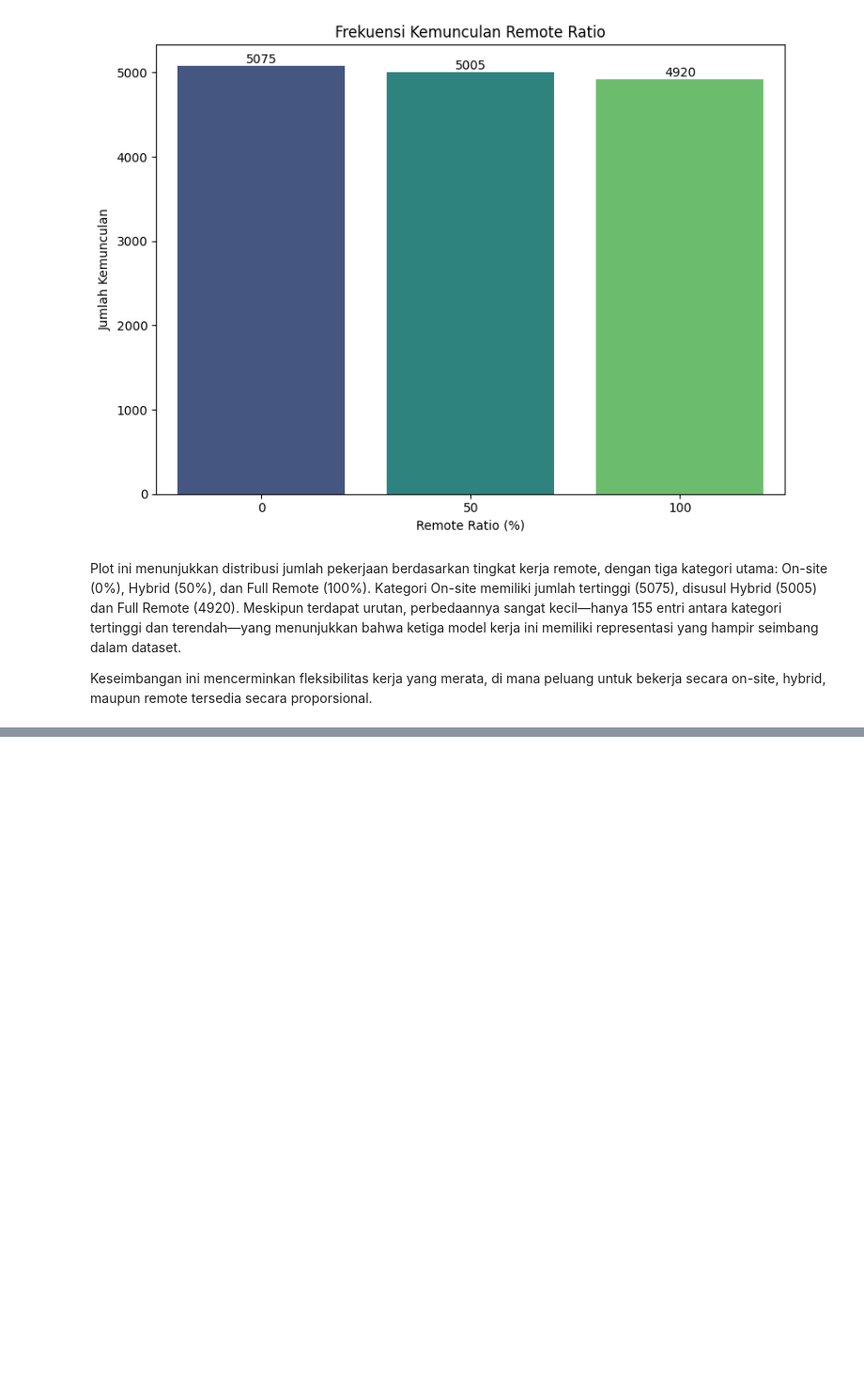
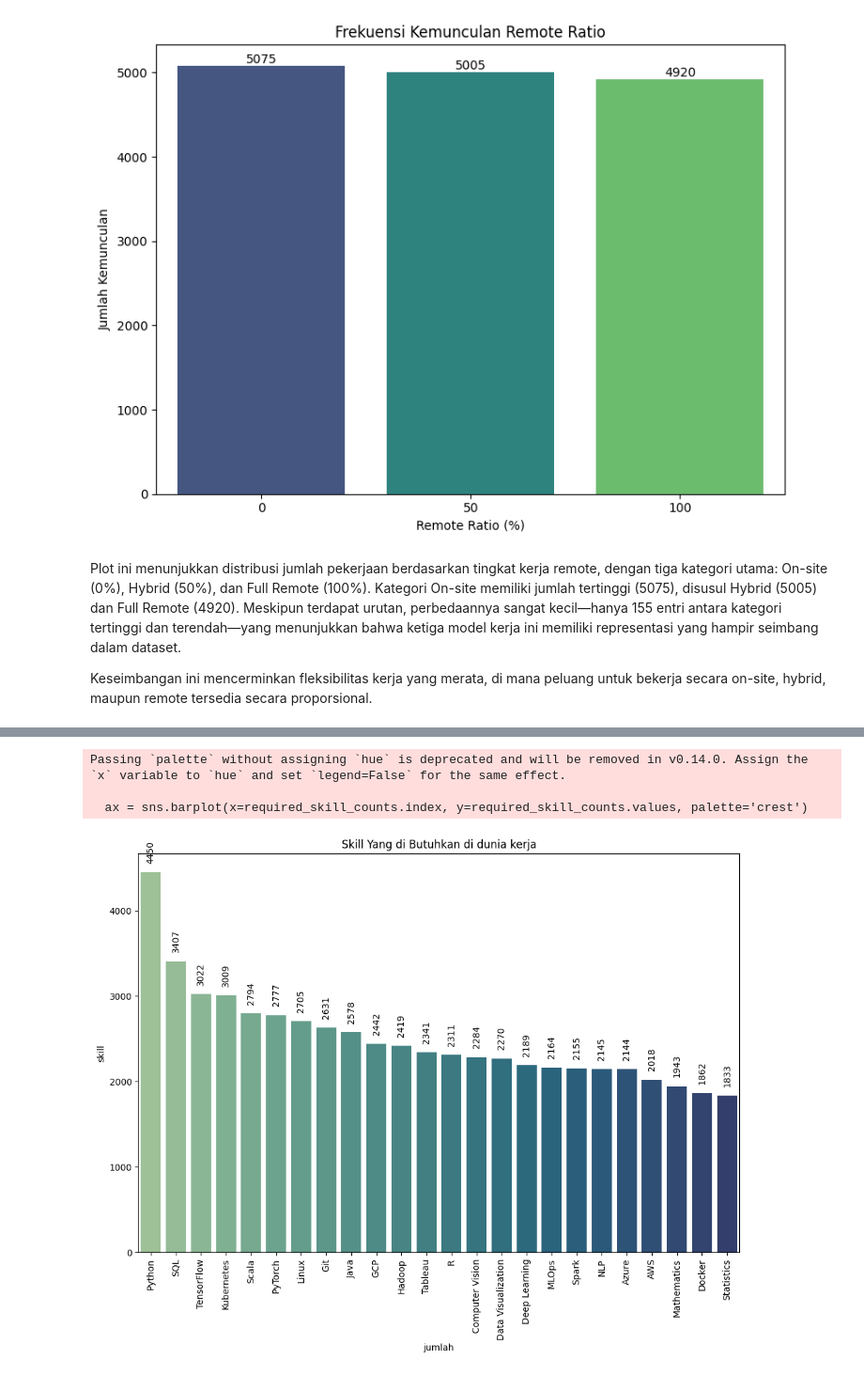
Before and after one commit to shof-f/Exploratory-Data-Analysis-EDA-of-IA-Global-Job-Market, a Jupyter notebook: Basic_analisis_AI_Job_Information.ipynb, the cells around one changed output, grey strips where cells are left out. Shown at 94% size. Drawn from its saved outputs; the diff is of its cells as text; code cells hidden in the pictures; blank space fills up the shorter version.

```diff
--- a/Basic_analisis_AI_Job_Information.ipynb
+++ b/Basic_analisis_AI_Job_Information.ipynb
@@ -523,0 +532,11 @@ Keseimbangan ini mencerminkan fleksibilitas kerja yang merata, di mana peluang u
+# %%
+# requared per skill
+df = df[df["required_skills"].notnull()]
+df["required_skills"] = df["required_skills"].astype(str)
+df["required_skills"] = df["required_skills"].str.split(",")
+df_exploded = df.explode("required_skills")
+
+df_exploded["required_skills"] = df_exploded["required_skills"].apply(lambda x: str(x).strip(" []'\"\\"))
+
+required_skill_counts = df_exploded["required_skills"].value_counts()
+required_skill_counts
@@ -523,0 +563,23 @@ Keseimbangan ini mencerminkan fleksibilitas kerja yang merata, di mana peluang u
+# %%
+#bar plot
+plt.figure(figsize=(12,8))
+ax = sns.barplot(x=required_skill_counts.index, y=required_skill_counts.values, palette='crest')
+#tambahkan angka
+for p in ax.patches:
+    ax.annotate(f"{int(p.get_height())}",
+    (p.get_x() + p.get_width() / 2., p.get_height()),
+    ha= 'center', va='bottom',
+    xytext = (0, 10),
+    textcoords = 'offset points',
+    rotation=90, fontsize=10)
+
+plt.title("Skill Yang di Butuhkan di dunia kerja")
+plt.xlabel("jumlah")
+plt.ylabel("skill")
+plt.xticks(rotation=90)
+plt.show()
+# %% [output]
+Passing `palette` without assigning `hue` is deprecated and will be removed in v0.14.0. Assign the `x` variable to `hue` and set `legend=False` for the same effect.
+
+  ax = sns.barplot(x=required_skill_counts.index, y=required_skill_counts.values, palette='crest')
+[figure, added]
```
Also changed, not shown: parts of 27 cells of this notebook.
